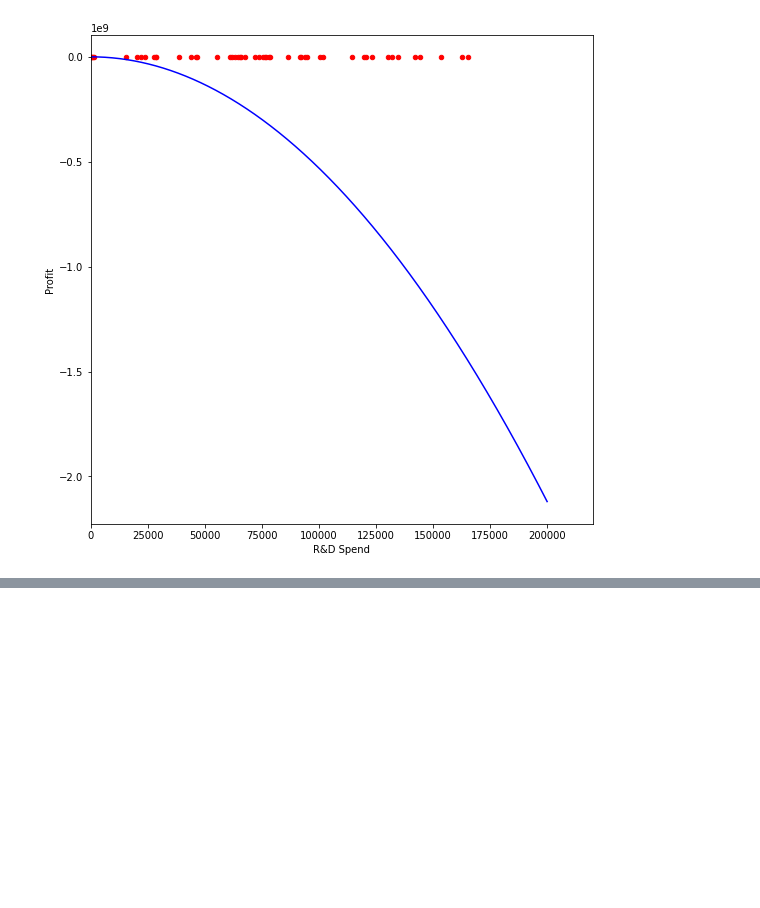
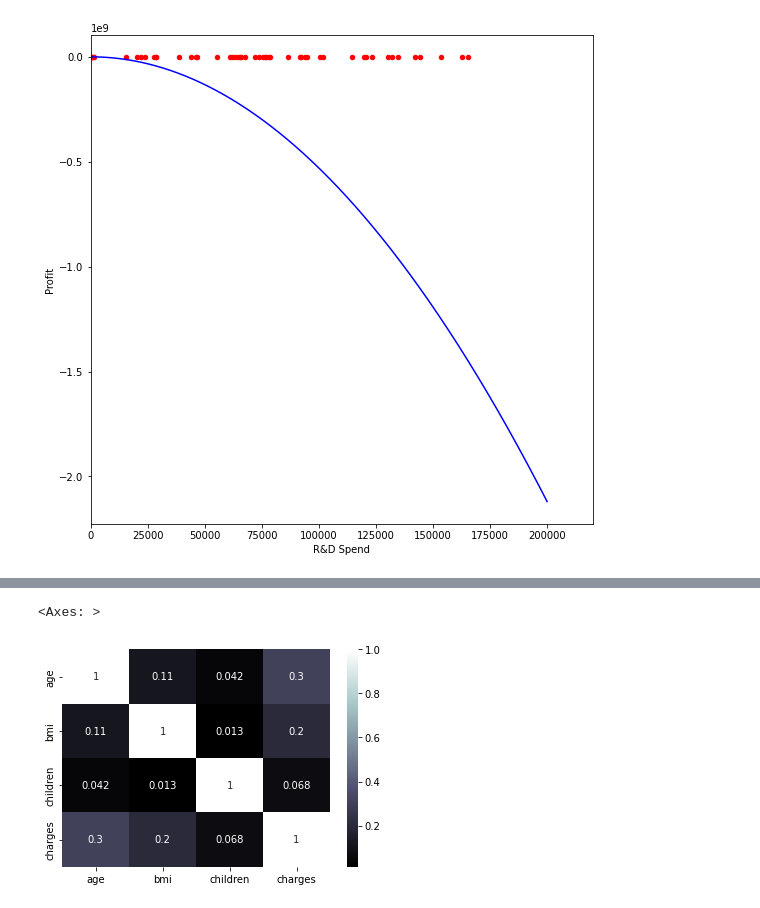
Before and after one commit to MinhQuan0000/AI_week7, a Jupyter notebook: Copy_of_Welcome_To_Colaboratory.ipynb, the cells around one changed output, grey strips where cells are left out. Cells and saved outputs as stored; diff of their text form; code cells hidden in the pictures; blank space fills up the shorter version.

```diff
--- a/Copy_of_Welcome_To_Colaboratory.ipynb
+++ b/Copy_of_Welcome_To_Colaboratory.ipynb
@@ -464,0 +527,6 @@ plt.plot(range,y_pred,color='blue')
+# %%
+corr = data.corr()
+sns.heatmap(corr,cmap='bone',annot = True)
+# %% [output]
+<Axes: >
+[figure, added]
```
Also changed, not shown: parts of 13 cells of this notebook.
